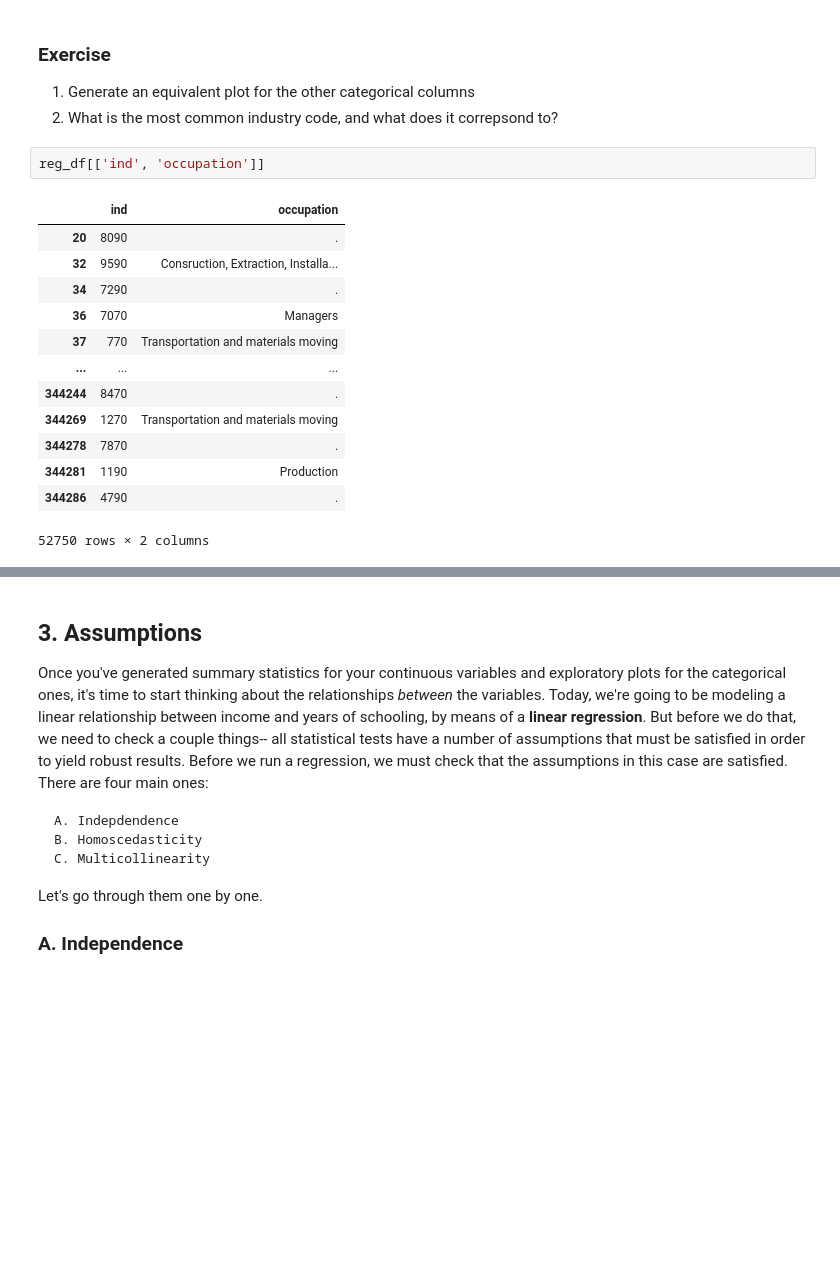
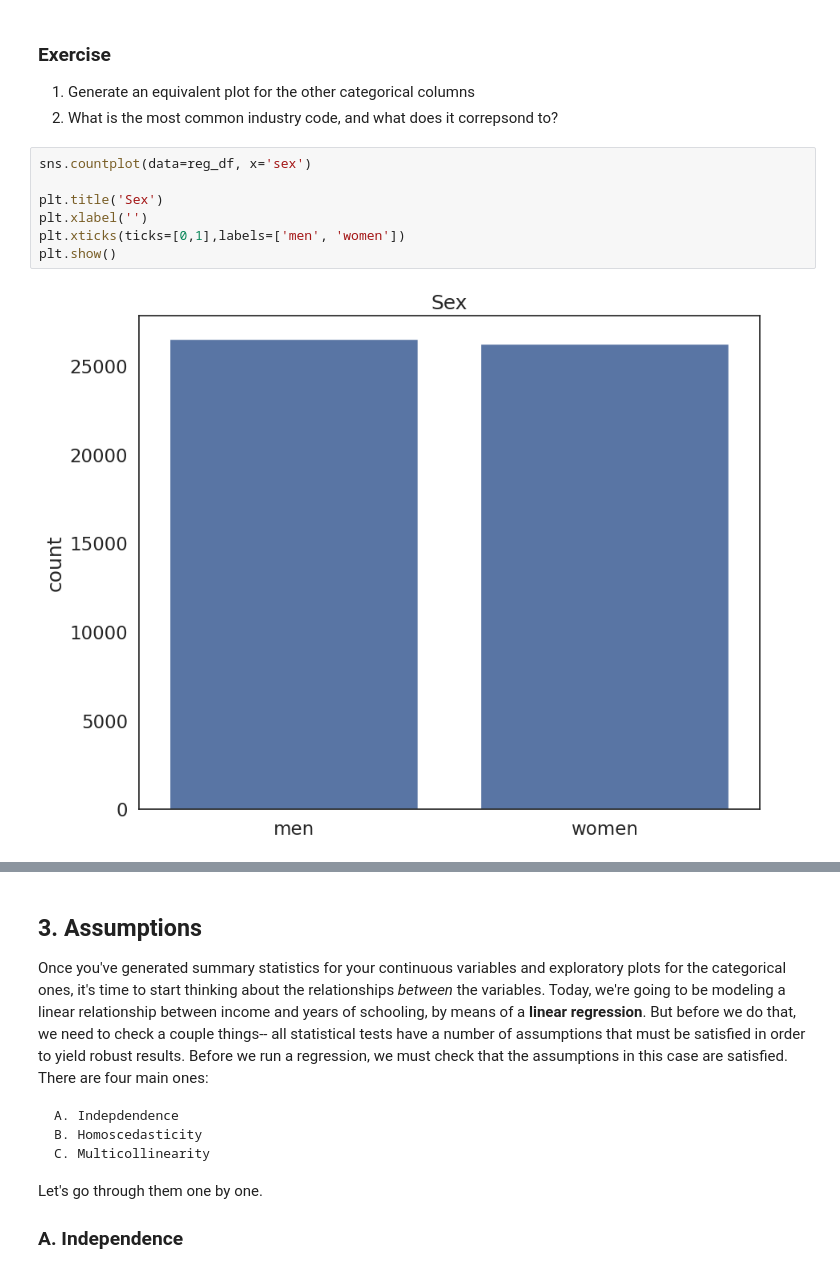
Before and after one commit to niallmirza/QM2, a Jupyter notebook: W5_Distributions_and_Basic_Statistics.ipynb, the cells around one changed output, grey strips where cells are left out. Saved outputs shown, nothing was run; the diff lists cells and outputs as text; blank space fills up the shorter version.

```diff
--- a/W5_Distributions_and_Basic_Statistics.ipynb
+++ b/W5_Distributions_and_Basic_Statistics.ipynb
@@ -162,22 +162,15 @@ plt.show() # show the plot
 
 1. Generate an equivalent plot for the other categorical columns
 2. What is the most common industry code, and what does it correpsond to?
-# %%
-reg_df[['ind', 'occupation']]
-# %% [output]
-|  | ind | occupation |
-| 20 | 8090 | . |
-| 32 | 9590 | Consruction, Extraction, Installa... |
-| 34 | 7290 | . |
-| 36 | 7070 | Managers |
-| 37 | 770 | Transportation and materials moving |
-| ... | ... | ... |
-| 344244 | 8470 | . |
-| 344269 | 1270 | Transportation and materials moving |
-| 344278 | 7870 | . |
-| 344281 | 1190 | Production |
-| 344286 | 4790 | . |
-52750 rows × 2 columns
+# %%
+sns.countplot(data=reg_df, x='sex')
+
+plt.title('Sex')
+plt.xlabel('')
+plt.xticks(ticks=[0,1],labels=['men', 'women'])
+plt.show()
+# %% [output]
+[figure, added]
 # %%
 sns.countplot(data=reg_df, x='ind')
 
```
Also changed, not shown: parts of 7 cells of this notebook.
